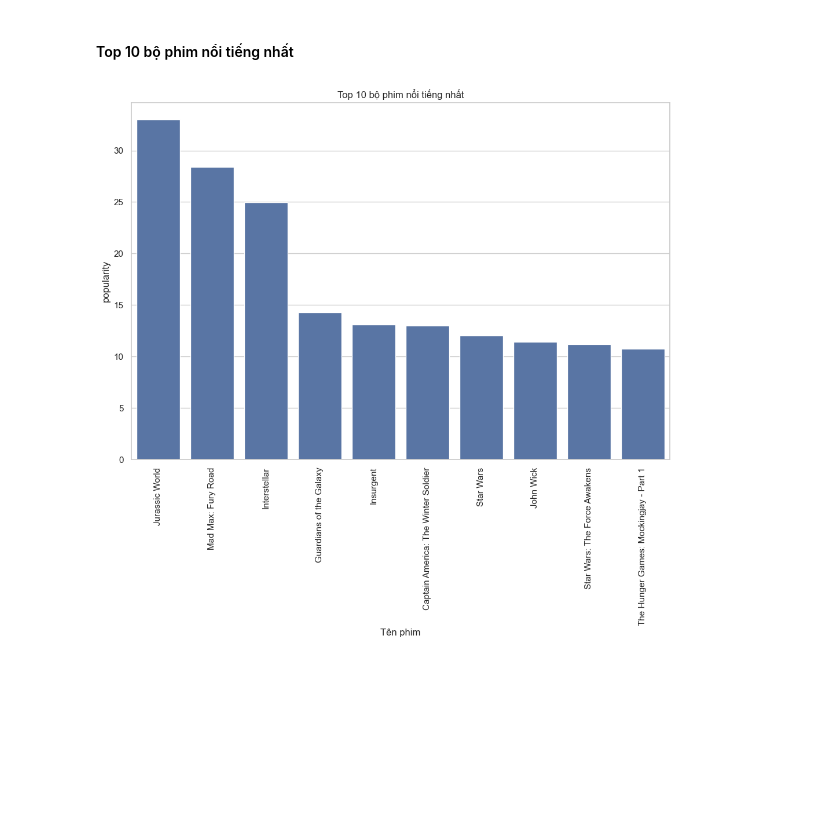
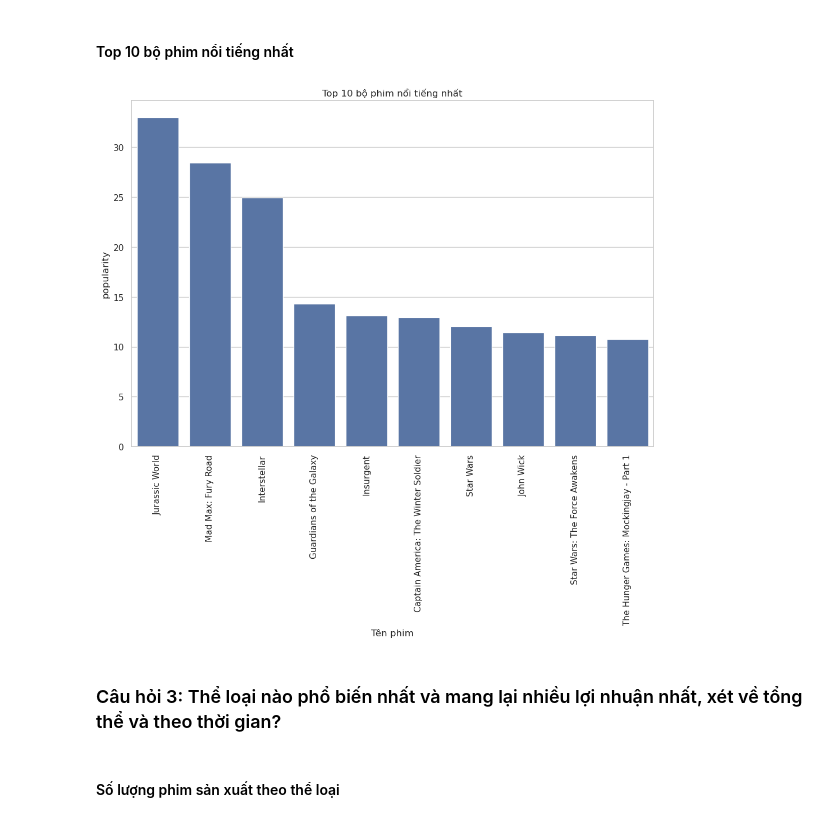
Before and after one commit to Nnguyen-dev2805/PYTHON_FinalProject, a Jupyter notebook: report.ipynb, the cells around one changed output. Drawn from its saved outputs; the diff is of its cells as text; code cells hidden in the pictures; blank space fills up the shorter version.

```diff
--- a/report.ipynb
+++ b/report.ipynb
@@ -228,7 +237,11 @@ sum(df.duplicated())
 # %% [markdown]
 *Xóa những cột không sử dụng*
 # %%
-df.drop(['imdb_id','homepage','overview','tagline', 'keywords', 'budget','revenue'], axis=1, inplace=True)
+df.drop(
+    ["imdb_id", "homepage", "overview", "tagline", "keywords", "budget", "revenue"],
+    axis=1,
+    inplace=True,
+)
 # %%
 # Xác nhận lại dữ liệu
 df.head(1)
@@ -257,6 +270,9 @@ np.False_
 *Thay đổi định dạng kiểu dữ liệu*
 # %%
 # Chuyển cột "release_data" sang kiểu dữ liệu datatime
-df['release_date']=pd.to_datetime(df['release_date'])
-df['release_date'].head()
+# Những cột nào mà không phải định dang y/m/d thì bị chuyển thành NaT
+
+df["release_date"] = pd.to_datetime(df["release_date"], format="mixed")
+
+df["release_date"].head()
 # %% [output]
@@ -460,12 +703,20 @@ plt.show()
 # %% [markdown]
 #### Top 10 bộ phim nổi tiếng nhất
 # %%
-sns.set(rc={'figure.figsize':(12,8)},style='whitegrid')
-ax=sns.barplot(
-    x=Top_noitieng.sort_values(by='popularity',ascending=False).head(10).original_title,
-    y=Top_noitieng.sort_values(by="popularity",ascending=False).head(10).popularity)
+sns.set(rc={"figure.figsize": (12, 8)}, style="whitegrid")
+ax = sns.barplot(
+    x=Top_noitieng.sort_values(by="popularity", ascending=False)
+    .head(10)
+    .original_title,
+    y=Top_noitieng.sort_values(by="popularity", ascending=False).head(10).popularity,
+)
 plt.xticks(rotation=90)
-ax.set(xlabel='Tên phim',title='Top 10 bộ phim nổi tiếng nhất')
+ax.set(xlabel="Tên phim", title="Top 10 bộ phim nổi tiếng nhất")
 plt.show()
 # %% [output]
-[figure, old version]
+[figure, new version]
+# %% [markdown]
+
+### Câu hỏi 3: Thể loại nào phổ biến nhất và mang lại nhiều lợi nhuận nhất, xét về tổng thể và theo thời gian?
+# %% [markdown]
+#### Số lượng phim sản xuất theo thể loại
```
Also changed, not shown: parts of 75 cells of this notebook, 19 other files.
